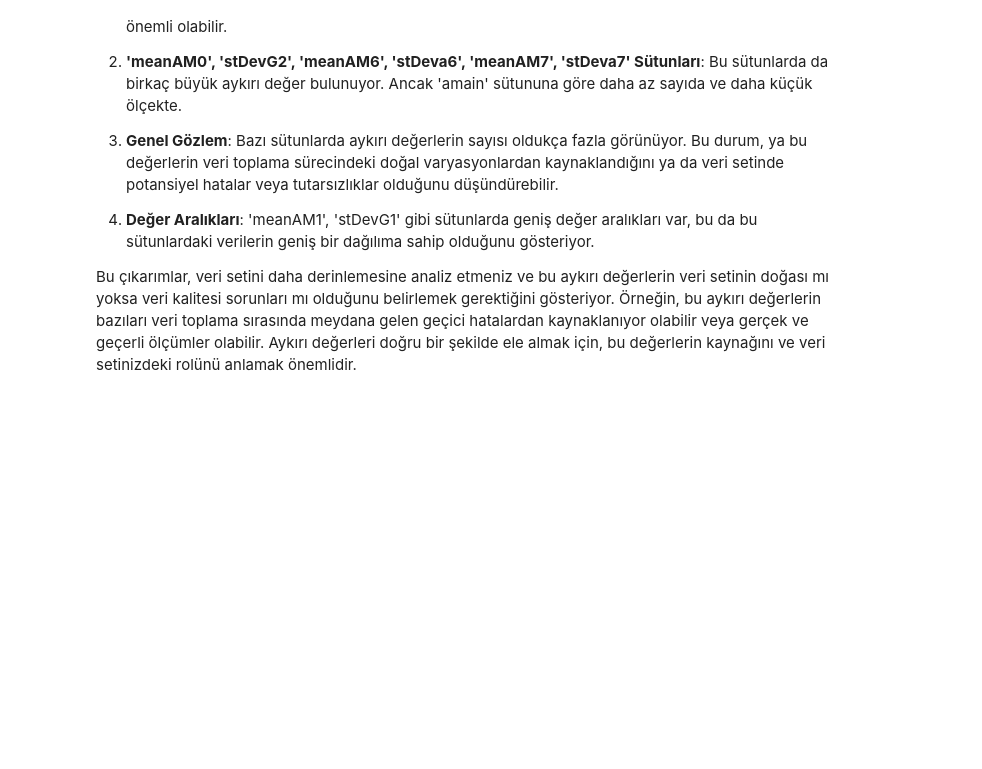
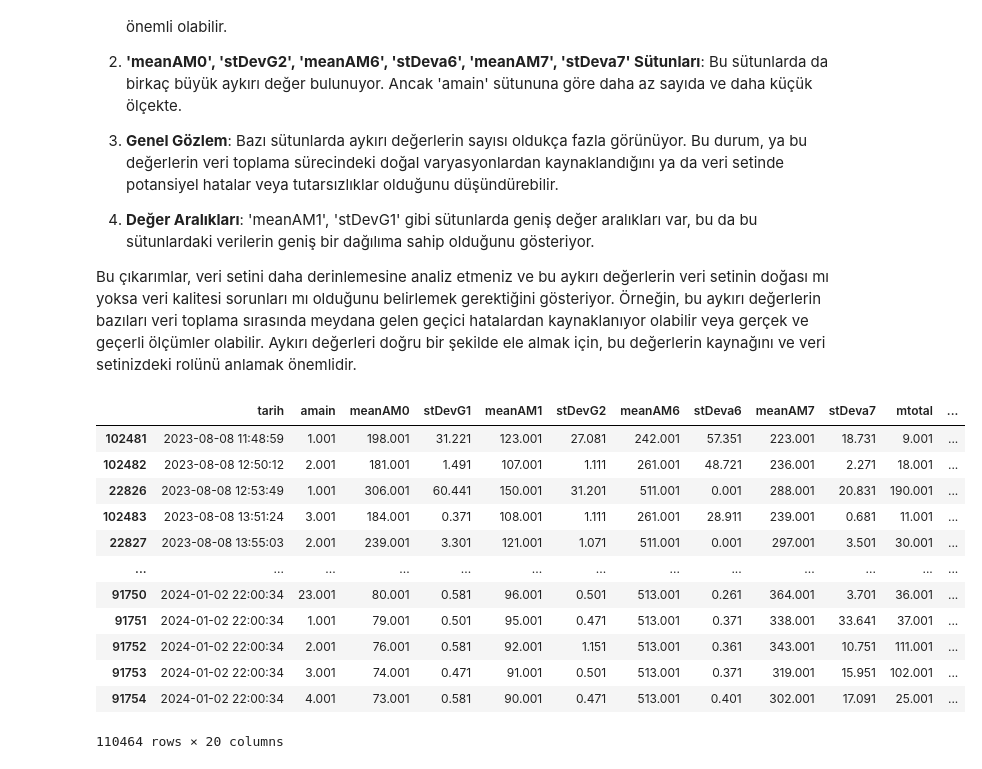
Before and after one commit to beriaacan/Radon-Analysis-with-Deep-Learning-Algorithms, a Jupyter notebook: 2_Data_Cleaning.ipynb, the cells around one changed output. Drawn from its saved outputs; the diff is of its cells as text; code cells hidden in the pictures; blank space fills up the shorter version.

```diff
--- a/2_Data_Cleaning.ipynb
+++ b/2_Data_Cleaning.ipynb
@@ -432,3 +432,19 @@ Burada yapılacak yorumlar şunlar olabilir:
 4. **Değer Aralıkları**: 'meanAM1', 'stDevG1' gibi sütunlarda geniş değer aralıkları var, bu da bu sütunlardaki verilerin geniş bir dağılıma sahip olduğunu gösteriyor.
 
 Bu çıkarımlar, veri setini daha derinlemesine analiz etmeniz ve bu aykırı değerlerin veri setinin doğası mı yoksa veri kalitesi sorunları mı olduğunu belirlemek gerektiğini gösteriyor. Örneğin, bu aykırı değerlerin bazıları veri toplama sırasında meydana gelen geçici hatalardan kaynaklanıyor olabilir veya gerçek ve geçerli ölçümler olabilir. Aykırı değerleri doğru bir şekilde ele almak için, bu değerlerin kaynağını ve veri setinizdeki rolünü anlamak önemlidir.
+# %%
+df
+# %% [output]
+|  | tarih | amain | meanAM0 | stDevG1 | meanAM1 | stDevG2 | meanAM6 | stDeva6 | meanAM7 | stDeva7 | mtotal | ... |
+| 102481 | 2023-08-08 11:48:59 | 1.001 | 198.001 | 31.221 | 123.001 | 27.081 | 242.001 | 57.351 | 223.001 | 18.731 | 9.001 | ... |
+| 102482 | 2023-08-08 12:50:12 | 2.001 | 181.001 | 1.491 | 107.001 | 1.111 | 261.001 | 48.721 | 236.001 | 2.271 | 18.001 | ... |
+| 22826 | 2023-08-08 12:53:49 | 1.001 | 306.001 | 60.441 | 150.001 | 31.201 | 511.001 | 0.001 | 288.001 | 20.831 | 190.001 | ... |
+| 102483 | 2023-08-08 13:51:24 | 3.001 | 184.001 | 0.371 | 108.001 | 1.111 | 261.001 | 28.911 | 239.001 | 0.681 | 11.001 | ... |
+| 22827 | 2023-08-08 13:55:03 | 2.001 | 239.001 | 3.301 | 121.001 | 1.071 | 511.001 | 0.001 | 297.001 | 3.501 | 30.001 | ... |
+| ... | ... | ... | ... | ... | ... | ... | ... | ... | ... | ... | ... | ... |
+| 91750 | 2024-01-02 22:00:34 | 23.001 | 80.001 | 0.581 | 96.001 | 0.501 | 513.001 | 0.261 | 364.001 | 3.701 | 36.001 | ... |
+| 91751 | 2024-01-02 22:00:34 | 1.001 | 79.001 | 0.501 | 95.001 | 0.471 | 513.001 | 0.371 | 338.001 | 33.641 | 37.001 | ... |
+| 91752 | 2024-01-02 22:00:34 | 2.001 | 76.001 | 0.581 | 92.001 | 1.151 | 513.001 | 0.361 | 343.001 | 10.751 | 111.001 | ... |
+| 91753 | 2024-01-02 22:00:34 | 3.001 | 74.001 | 0.471 | 91.001 | 0.501 | 513.001 | 0.371 | 319.001 | 15.951 | 102.001 | ... |
+| 91754 | 2024-01-02 22:00:34 | 4.001 | 73.001 | 0.581 | 90.001 | 0.471 | 513.001 | 0.401 | 302.001 | 17.091 | 25.001 | ... |
+110464 rows × 20 columns
```
Also changed, not shown: parts of 7 cells of this notebook.
